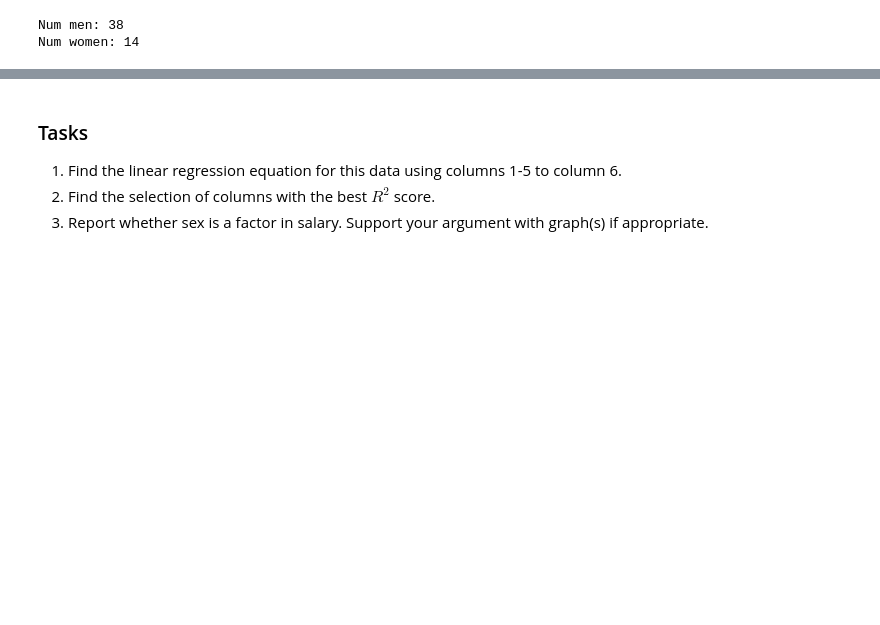
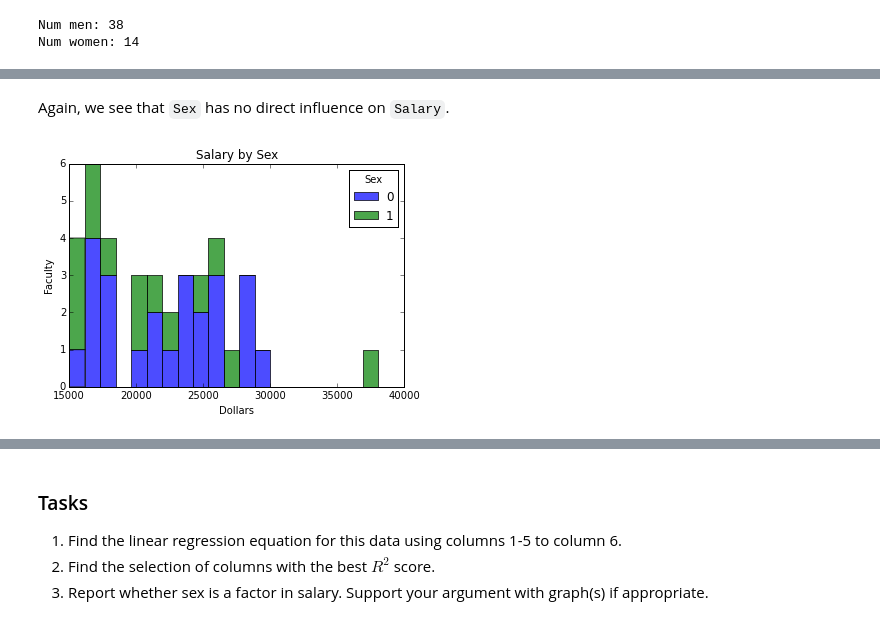
Before and after one commit to ahartz1/linear-regression, a Jupyter notebook: simple-linear-regression.ipynb, the cells around one changed output, grey strips where cells are left out. Drawn from its saved outputs; the diff is of its cells as text; code cells hidden in the pictures; blank space fills up the shorter version.

```diff
--- a/simple-linear-regression.ipynb
+++ b/simple-linear-regression.ipynb
@@ -212,0 +249,2 @@ Num women: 14
+# %%
+df_sd_10 = df_sd[df_sd['Year'] <= 10]
@@ -212,0 +273,11 @@ Num women: 14
+# %% [markdown]
+Again, we see that `Sex` has no direct influence on `Salary`.
+# %%
+df_sd_10.pivot_table(index=df_sd_10.index, columns='Sex', values='Salary').plot(kind='hist', alpha=0.7,
+                                                                          stacked=True, bins=20,
+                                                                          title='Salary by Sex')
+plt.xlabel('Dollars')
+plt.ylabel('Faculty')
+plt.show()
+# %% [output]
+[figure, added]
```
Also changed, not shown: parts of 18 cells of this notebook.
